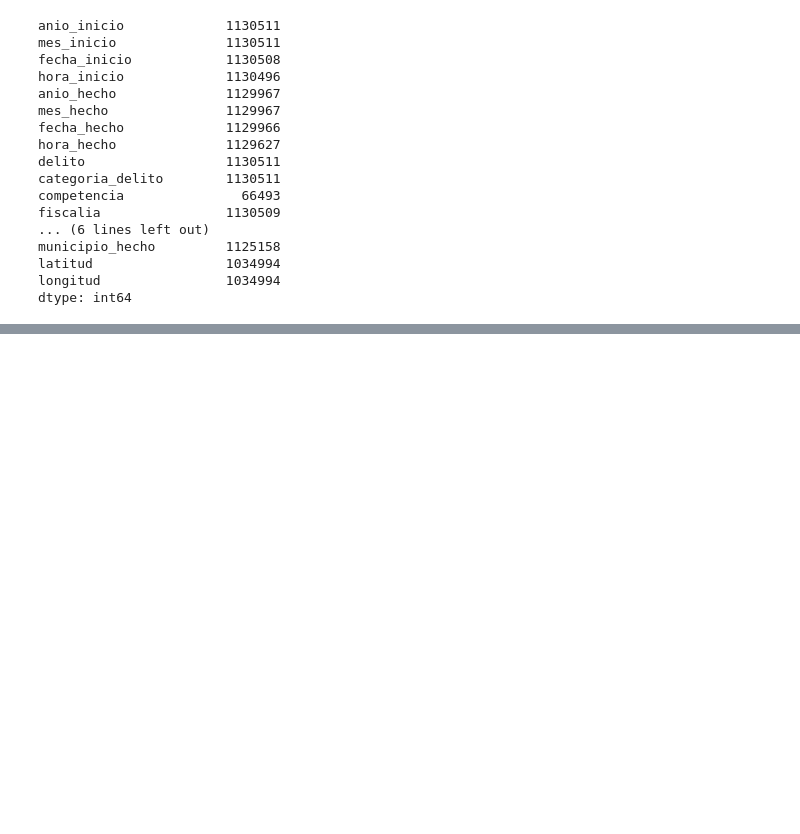
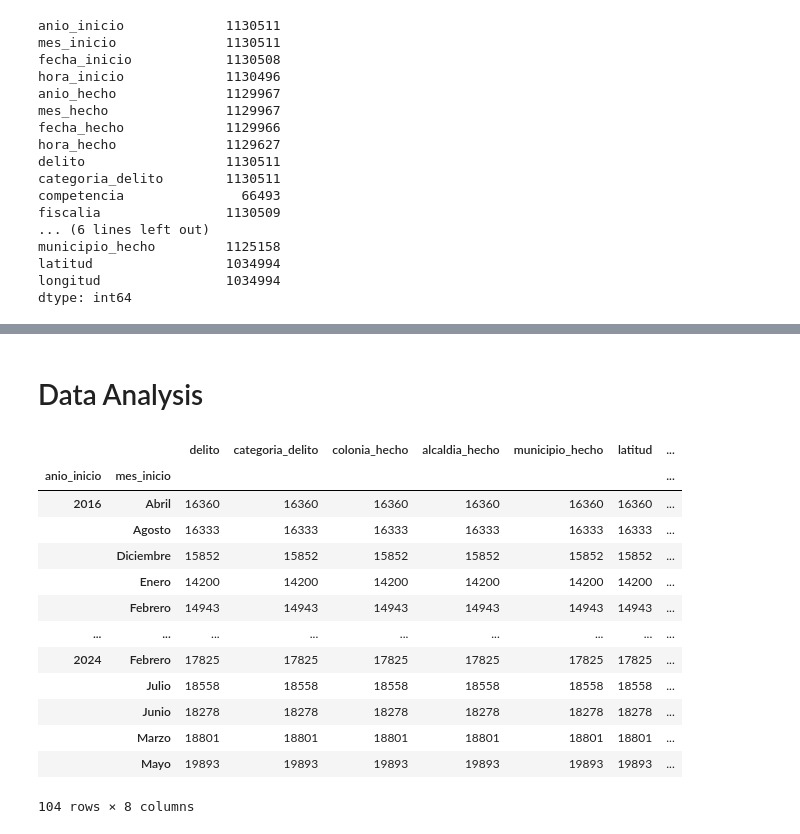
Before and after one commit to ImAleexDz/incidencia-delictiva, a Jupyter notebook: incidencia-delictiva.ipynb, the cells around one changed output, grey strips where cells are left out. Drawn from its saved outputs; the diff is of its cells as text; code cells hidden in the pictures; blank space fills up the shorter version.

```diff
--- a/incidencia-delictiva.ipynb
+++ b/incidencia-delictiva.ipynb
@@ -116,12 +105,7 @@ memory usage: 147.1+ MB
-# %%
-df2.drop_duplicates(inplace=True)
-# %%
-#Eliminaremos las columnas que no ocuparemos para el análisis, lo único que me importa es las columnas de _inicio debido que
-#es la info cuando se registró el delito y las columnas _hecho es cuando se hizo la denuncia
-
-df2 = df2.drop(['anio_hecho', 'mes_hecho', 'fecha_hecho', 'hora_hecho'], axis=1)
+# %%
+df2['fecha_hora'] = df2['fecha_inicio'] + ' ' + df2['hora_inicio']
 # %%
-df2['fecha_hora'] = pd.to_datetime(df2['fecha_inicio'] + ' ' + df2['hora_inicio'], format='%Y-%m-%d %H:%M')
+df2['fecha_hora'] = pd.to_datetime(df2['fecha_hora'], format='%Y-%m-%d %H:%M:%S')
 # %%
 df2 = df2.drop(['fecha_inicio', 'hora_inicio'], axis=1)
 # %%
@@ -146,0 +131,19 @@ memory usage: 113.7+ MB
+# %% [markdown]
+# Data Analysis
+# %%
+df2.groupby(["anio_inicio", "mes_inicio"]).count()
+# %% [output]
+|  |  | delito | categoria_delito | colonia_hecho | alcaldia_hecho | municipio_hecho | latitud | ... |
+| anio_inicio | mes_inicio |  |  |  |  |  |  | ... |
+| 2016 | Abril | 16360 | 16360 | 16360 | 16360 | 16360 | 16360 | ... |
+|  | Agosto | 16333 | 16333 | 16333 | 16333 | 16333 | 16333 | ... |
+|  | Diciembre | 15852 | 15852 | 15852 | 15852 | 15852 | 15852 | ... |
+|  | Enero | 14200 | 14200 | 14200 | 14200 | 14200 | 14200 | ... |
+|  | Febrero | 14943 | 14943 | 14943 | 14943 | 14943 | 14943 | ... |
+| ... | ... | ... | ... | ... | ... | ... | ... | ... |
+| 2024 | Febrero | 17825 | 17825 | 17825 | 17825 | 17825 | 17825 | ... |
+|  | Julio | 18558 | 18558 | 18558 | 18558 | 18558 | 18558 | ... |
+|  | Junio | 18278 | 18278 | 18278 | 18278 | 18278 | 18278 | ... |
+|  | Marzo | 18801 | 18801 | 18801 | 18801 | 18801 | 18801 | ... |
+|  | Mayo | 19893 | 19893 | 19893 | 19893 | 19893 | 19893 | ... |
+104 rows × 8 columns
```
Also changed, not shown: parts of 7 cells of this notebook.
